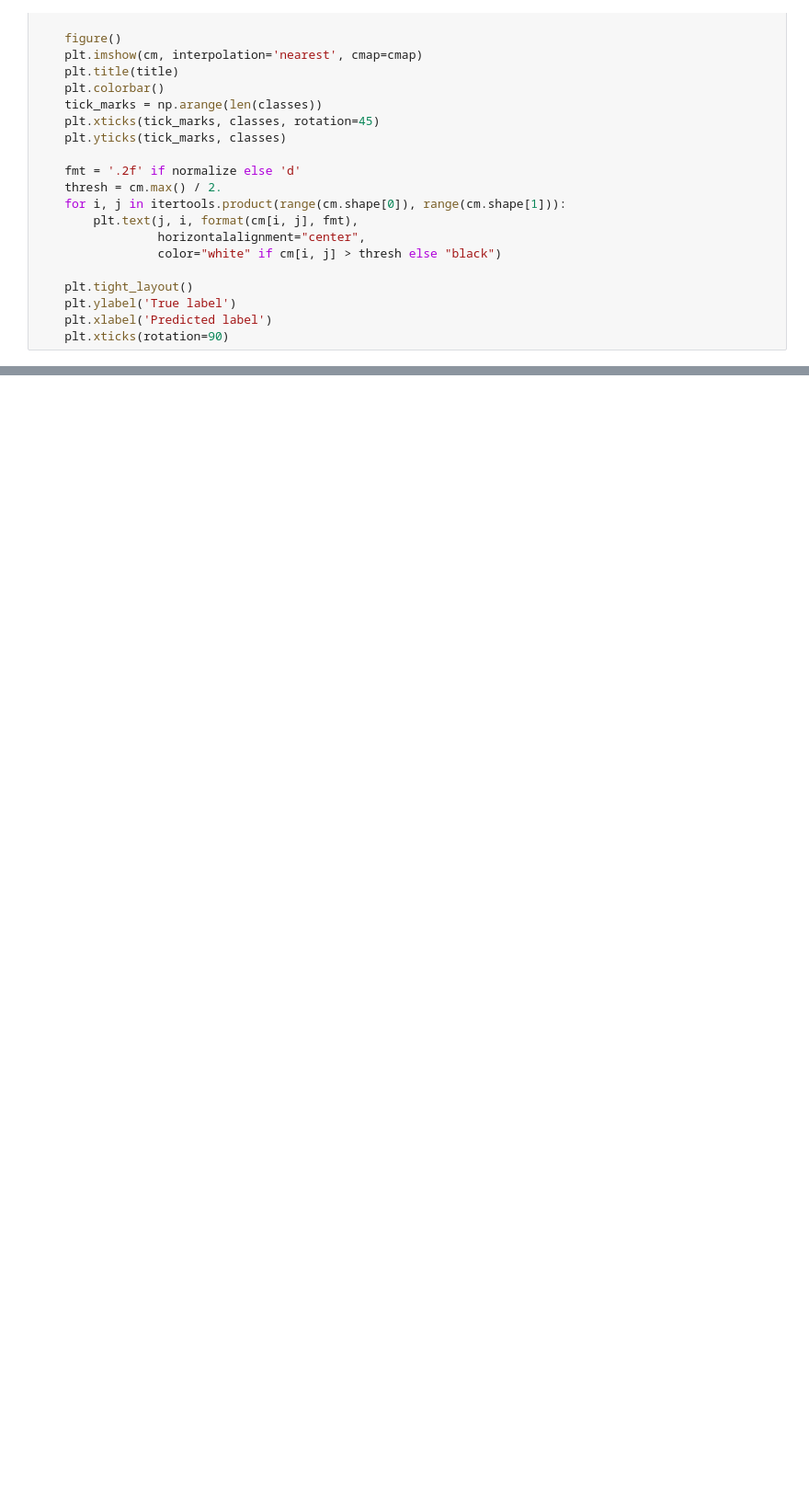
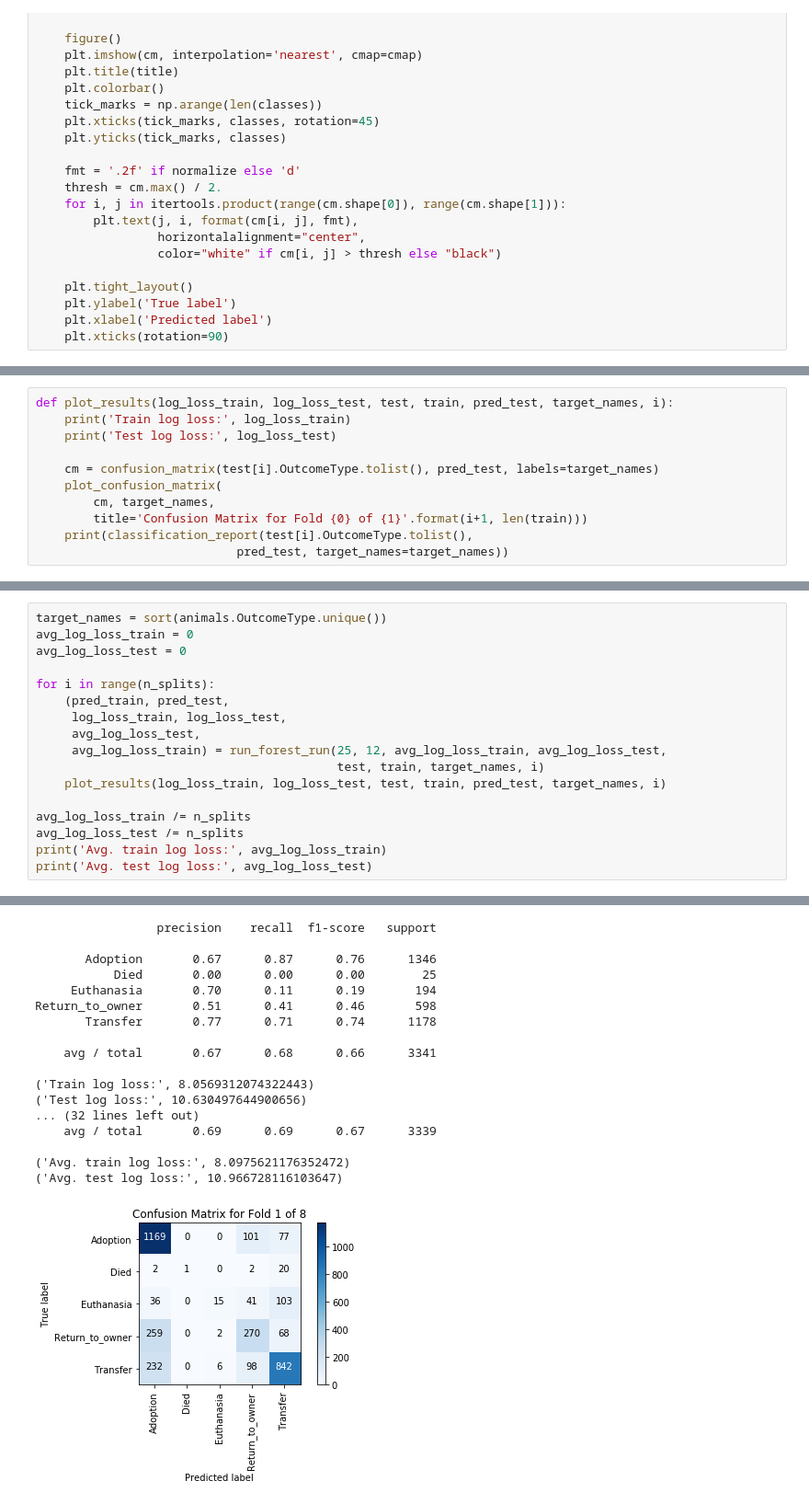
Before and after one commit to mspinelli/animal_shelter, a Jupyter notebook: RandomForest.ipynb, the cells around one changed output, grey strips where cells are left out. Shown at 92% size. Saved outputs shown, nothing was run; the diff lists cells and outputs as text; blank space fills up the shorter version.

```diff
--- a/RandomForest.ipynb
+++ b/RandomForest.ipynb
@@ -111 +189,12 @@ from sklearn.preprocessing import
+# %%
+def plot_results(log_loss_train, log_loss_test, test, train, pred_test, target_names, i):
+    print('Train log loss:', log_loss_train)
+    print('Test log loss:', log_loss_test)
+
+    cm = confusion_matrix(test[i].OutcomeType.tolist(), pred_test, labels=target_names)
+    plot_confusion_matrix(
+        cm, target_names,
+        title='Confusion Matrix for Fold {0} of {1}'.format(i+1, len(train)))
+    print(classification_report(test[i].OutcomeType.tolist(),
+                            pred_test, target_names=target_names))
 # %%
@@ -183,0 +224,18 @@ Return_to_owner       0.52      0.44      0.47       569
+# %%
+target_names = sort(animals.OutcomeType.unique())
+avg_log_loss_train = 0
+avg_log_loss_test = 0
+
+for i in range(n_splits):
+    (pred_train, pred_test,
+     log_loss_train, log_loss_test,
+     avg_log_loss_test,
+     avg_log_loss_train) = run_forest_run(25, 12, avg_log_loss_train, avg_log_loss_test,
+                                          test, train, target_names, i)
+    plot_results(log_loss_train, log_loss_test, test, train, pred_test, target_names, i)
+
+avg_log_loss_train /= n_splits
+avg_log_loss_test /= n_splits
+print('Avg. train log loss:', avg_log_loss_train)
+print('Avg. test log loss:', avg_log_loss_test)
+# %% [output]
@@ -183,0 +259,18 @@ Return_to_owner       0.52      0.44      0.47       569
+                 precision    recall  f1-score   support
+
+       Adoption       0.67      0.87      0.76      1346
+           Died       0.00      0.00      0.00        25
+     Euthanasia       0.70      0.11      0.19       194
+Return_to_owner       0.51      0.41      0.46       598
+       Transfer       0.77      0.71      0.74      1178
+
+    avg / total       0.67      0.68      0.66      3341
+
+('Train log loss:', 8.0569312074322443)
+('Test log loss:', 10.630497644900656)
+... (32 lines left out)
+    avg / total       0.69      0.69      0.67      3339
+
+('Avg. train log loss:', 8.0975621176352472)
+('Avg. test log loss:', 10.966728116103647)
+[figure, added]
```
Also changed, not shown: parts of 16 cells of this notebook, 1 other file.
